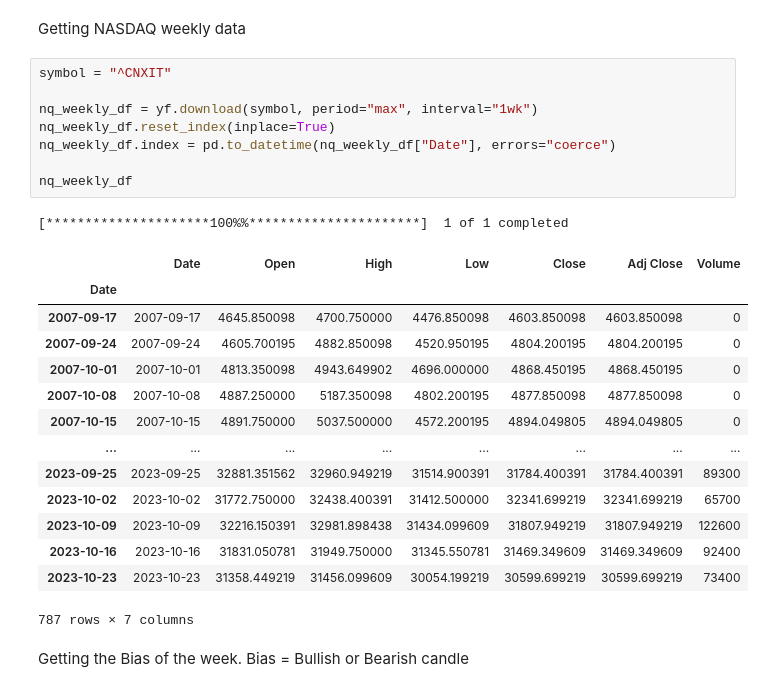
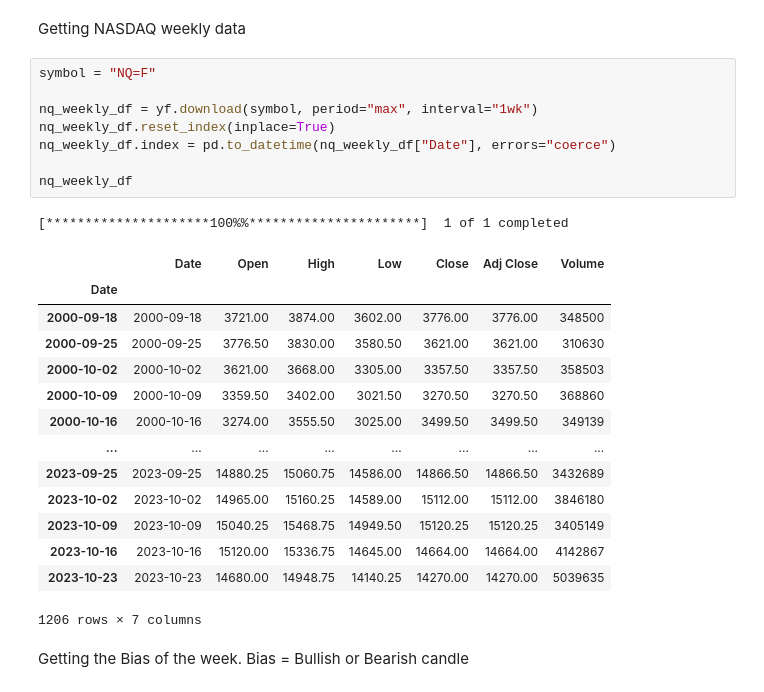
Before and after one commit to Pr4v33n23/MetatraderAlgoBot, a Jupyter notebook: studies/nasdaq_fut_hl.ipynb, the cells around one changed output. Saved outputs shown, nothing was run; the diff lists cells and outputs as text.

```diff
--- a/studies/nasdaq_fut_hl.ipynb
+++ b/studies/nasdaq_fut_hl.ipynb
@@ -7,29 +7,29 @@ import plotly.graph_objects as go
 # %% [markdown]
 Getting NASDAQ weekly data
 # %%
-symbol = "^CNXIT"
+symbol = "NQ=F"
 
 nq_weekly_df = yf.download(symbol, period="max", interval="1wk")
 nq_weekly_df.reset_index(inplace=True)
 nq_weekly_df.index = pd.to_datetime(nq_weekly_df["Date"], errors="coerce")
 
 nq_weekly_df
 # %% [output]
 [*********************100%%**********************]  1 of 1 completed
 |  | Date | Open | High | Low | Close | Adj Close | Volume |
 | Date |  |  |  |  |  |  |  |
-| 2007-09-17 | 2007-09-17 | 4645.850098 | 4700.750000 | 4476.850098 | 4603.850098 | 4603.850098 | 0 |
-| 2007-09-24 | 2007-09-24 | 4605.700195 | 4882.850098 | 4520.950195 | 4804.200195 | 4804.200195 | 0 |
-| 2007-10-01 | 2007-10-01 | 4813.350098 | 4943.649902 | 4696.000000 | 4868.450195 | 4868.450195 | 0 |
-| 2007-10-08 | 2007-10-08 | 4887.250000 | 5187.350098 | 4802.200195 | 4877.850098 | 4877.850098 | 0 |
-| 2007-10-15 | 2007-10-15 | 4891.750000 | 5037.500000 | 4572.200195 | 4894.049805 | 4894.049805 | 0 |
+| 2000-09-18 | 2000-09-18 | 3721.00 | 3874.00 | 3602.00 | 3776.00 | 3776.00 | 348500 |
+| 2000-09-25 | 2000-09-25 | 3776.50 | 3830.00 | 3580.50 | 3621.00 | 3621.00 | 310630 |
+| 2000-10-02 | 2000-10-02 | 3621.00 | 3668.00 | 3305.00 | 3357.50 | 3357.50 | 358503 |
+| 2000-10-09 | 2000-10-09 | 3359.50 | 3402.00 | 3021.50 | 3270.50 | 3270.50 | 368860 |
+| 2000-10-16 | 2000-10-16 | 3274.00 | 3555.50 | 3025.00 | 3499.50 | 3499.50 | 349139 |
 | ... | ... | ... | ... | ... | ... | ... | ... |
-| 2023-09-25 | 2023-09-25 | 32881.351562 | 32960.949219 | 31514.900391 | 31784.400391 | 31784.400391 | 89300 |
-| 2023-10-02 | 2023-10-02 | 31772.750000 | 32438.400391 | 31412.500000 | 32341.699219 | 32341.699219 | 65700 |
-| 2023-10-09 | 2023-10-09 | 32216.150391 | 32981.898438 | 31434.099609 | 31807.949219 | 31807.949219 | 122600 |
-| 2023-10-16 | 2023-10-16 | 31831.050781 | 31949.750000 | 31345.550781 | 31469.349609 | 31469.349609 | 92400 |
-| 2023-10-23 | 2023-10-23 | 31358.449219 | 31456.099609 | 30054.199219 | 30599.699219 | 30599.699219 | 73400 |
+| 2023-09-25 | 2023-09-25 | 14880.25 | 15060.75 | 14586.00 | 14866.50 | 14866.50 | 3432689 |
+| 2023-10-02 | 2023-10-02 | 14965.00 | 15160.25 | 14589.00 | 15112.00 | 15112.00 | 3846180 |
+| 2023-10-09 | 2023-10-09 | 15040.25 | 15468.75 | 14949.50 | 15120.25 | 15120.25 | 3405149 |
+| 2023-10-16 | 2023-10-16 | 15120.00 | 15336.75 | 14645.00 | 14664.00 | 14664.00 | 4142867 |
+| 2023-10-23 | 2023-10-23 | 14680.00 | 14948.75 | 14140.25 | 14270.00 | 14270.00 | 5039635 |
-787 rows × 7 columns
+1206 rows × 7 columns
 # %% [markdown]
 Getting the Bias of the week. Bias = Bullish or Bearish candle
 # %%
```
Also changed, not shown: parts of 3 cells of this notebook, 5 other files.
